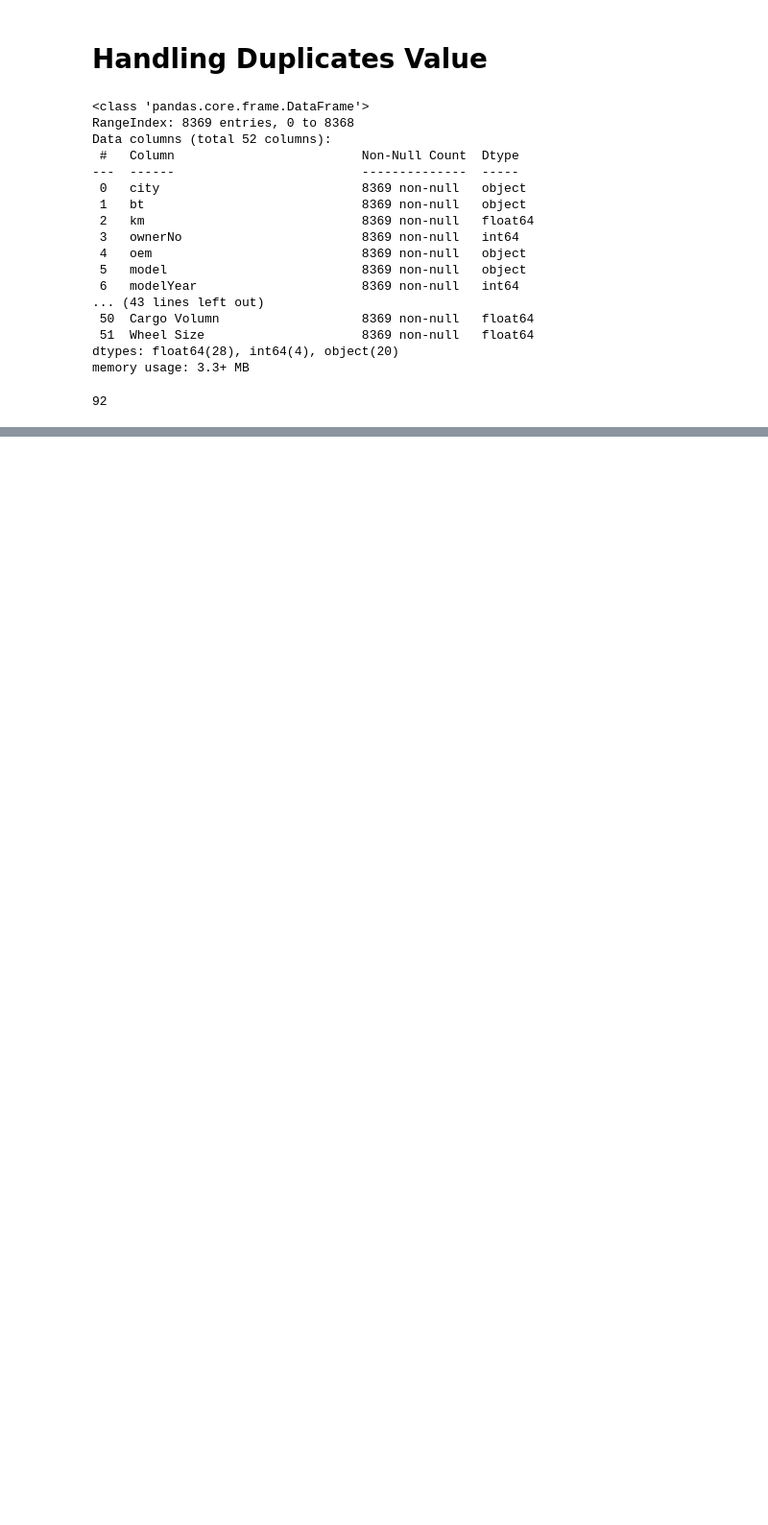
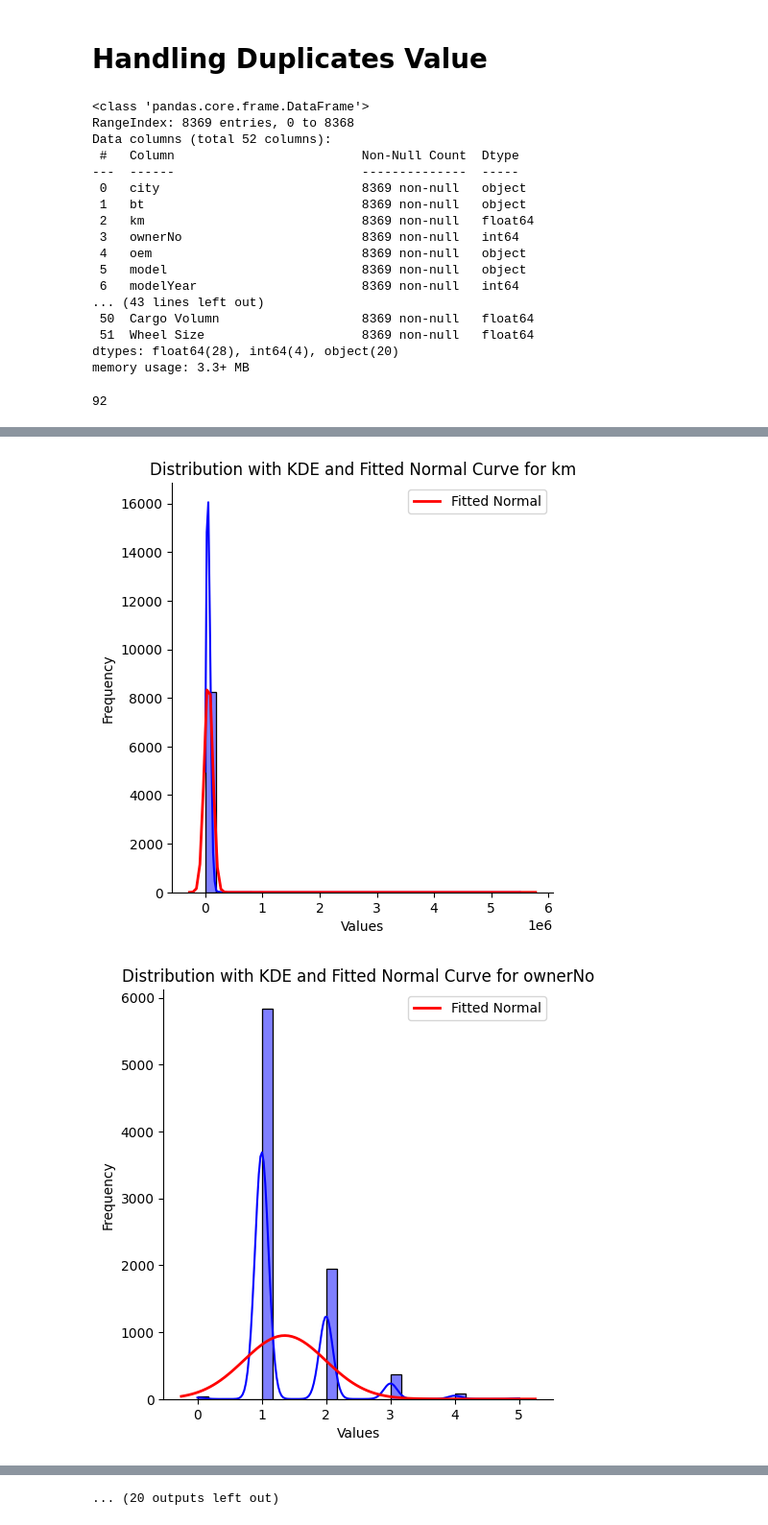
Before and after one commit to Kamalesh-Gandhi/UsedCar_Price_Prediction_Model, a Jupyter notebook: Data_PreProcessing.ipynb, the cells around one changed output, grey strips where cells are left out. Shown at 96% size. Drawn from its saved outputs; the diff is of its cells as text; code cells hidden in the pictures; blank space fills up the shorter version.

```diff
--- a/Data_PreProcessing.ipynb
+++ b/Data_PreProcessing.ipynb
@@ -1631,0 +1834,24 @@ df_CombinedData = df_CombinedData.drop_duplicates()
+# %%
+for col in numerical_columns:
+
+    # Create a displot with KDE for the column data
+    sns.displot(df_CombinedData[col], kde=True, bins=30, color='blue')
+
+    # Fit a normal distribution to the column data
+    mu, sigma = norm.fit(df_CombinedData[col])  # Calculate mean (mu) and standard deviation (sigma)
+
+    # Generate x values for the fitted normal curve
+    xmin, xmax = plt.xlim()  # Get the x-axis limits
+    x = np.linspace(xmin, xmax, 100)
+    pdf = norm.pdf(x, mu, sigma)  # Generate the PDF
+
+    # Overlay the fitted normal distribution curve on the plot
+    plt.plot(x, pdf * len(df_CombinedData[col]) * (xmax - xmin) / 30, color='red', lw=2, label='Fitted Normal')
+    plt.title(f'Distribution with KDE and Fitted Normal Curve for {col}')
+    plt.xlabel("Values")
+    plt.ylabel("Frequency")
+    plt.legend()
+    plt.show()
+# %% [output]
+[figure, added]
+[figure, added]
@@ -1631,0 +1868 @@ df_CombinedData = df_CombinedData.drop_duplicates()
+... (20 outputs left out)
```
Also changed, not shown: parts of 29 cells of this notebook, 1 other file.
